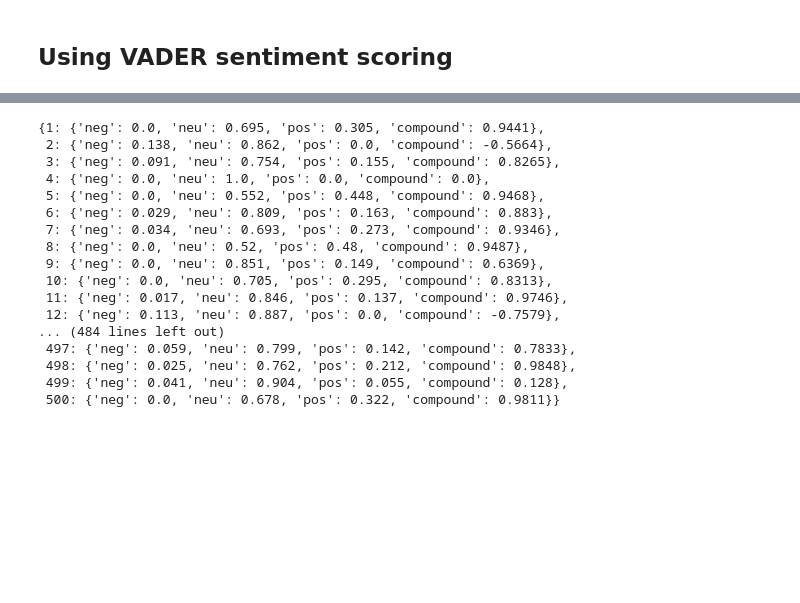
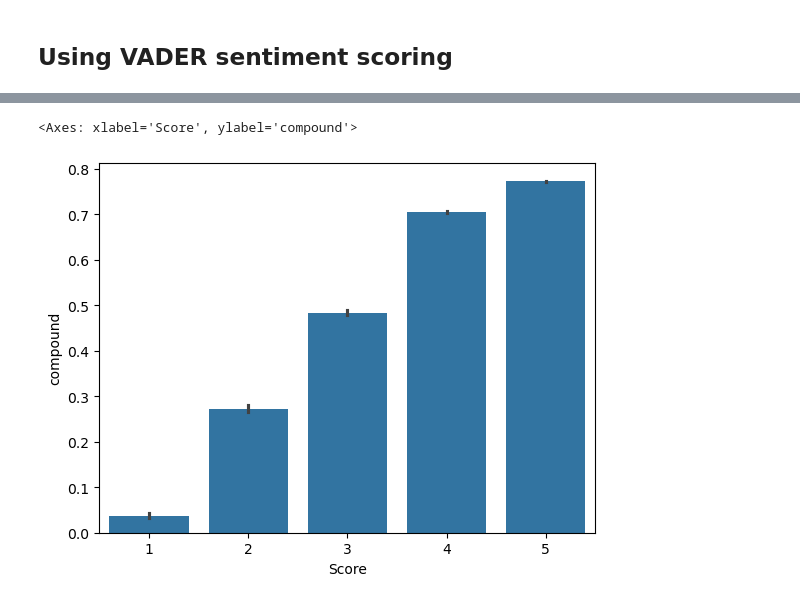
Before and after one commit to ankitrijal2054/Sentiment-Analysis, a Jupyter notebook: model.ipynb, the cells around one changed output, grey strips where cells are left out. Cells and saved outputs as stored; diff of their text form; code cells hidden in the pictures; blank space fills up the shorter version.

Commit message:
Analyze data using VADER sentiment scoring

```diff
--- a/model.ipynb
+++ b/model.ipynb
@@ -59,23 +49,13 @@ for i, data in tqdm(df.iterrows(), total=len(df)):
     review_text = data['Text']
     review_id = data['Id']
     polarity_score[review_id] = sia.polarity_scores(review_text)
-# %%
-polarity_score
-# %% [output]
-{1: {'neg': 0.0, 'neu': 0.695, 'pos': 0.305, 'compound': 0.9441},
- 2: {'neg': 0.138, 'neu': 0.862, 'pos': 0.0, 'compound': -0.5664},
- 3: {'neg': 0.091, 'neu': 0.754, 'pos': 0.155, 'compound': 0.8265},
- 4: {'neg': 0.0, 'neu': 1.0, 'pos': 0.0, 'compound': 0.0},
- 5: {'neg': 0.0, 'neu': 0.552, 'pos': 0.448, 'compound': 0.9468},
- 6: {'neg': 0.029, 'neu': 0.809, 'pos': 0.163, 'compound': 0.883},
- 7: {'neg': 0.034, 'neu': 0.693, 'pos': 0.273, 'compound': 0.9346},
- 8: {'neg': 0.0, 'neu': 0.52, 'pos': 0.48, 'compound': 0.9487},
- 9: {'neg': 0.0, 'neu': 0.851, 'pos': 0.149, 'compound': 0.6369},
- 10: {'neg': 0.0, 'neu': 0.705, 'pos': 0.295, 'compound': 0.8313},
- 11: {'neg': 0.017, 'neu': 0.846, 'pos': 0.137, 'compound': 0.9746},
- 12: {'neg': 0.113, 'neu': 0.887, 'pos': 0.0, 'compound': -0.7579},
-... (484 lines left out)
- 497: {'neg': 0.059, 'neu': 0.799, 'pos': 0.142, 'compound': 0.7833},
- 498: {'neg': 0.025, 'neu': 0.762, 'pos': 0.212, 'compound': 0.9848},
- 499: {'neg': 0.041, 'neu': 0.904, 'pos': 0.055, 'compound': 0.128},
- 500: {'neg': 0.0, 'neu': 0.678, 'pos': 0.322, 'compound': 0.9811}}
+# %%
+vaders_df = pd.DataFrame(polarity_score).T
+vaders_df = vaders_df.reset_index().rename(columns={'index': 'Id'})
+# %%
+vaders_df = vaders_df.merge(df, on='Id')
+# %%
+sns.barplot(vaders_df, x='Score', y='compound')
+# %% [output]
+<Axes: xlabel='Score', ylabel='compound'>
+[figure, added]
```
Also changed, not shown: parts of 6 cells of this notebook.
